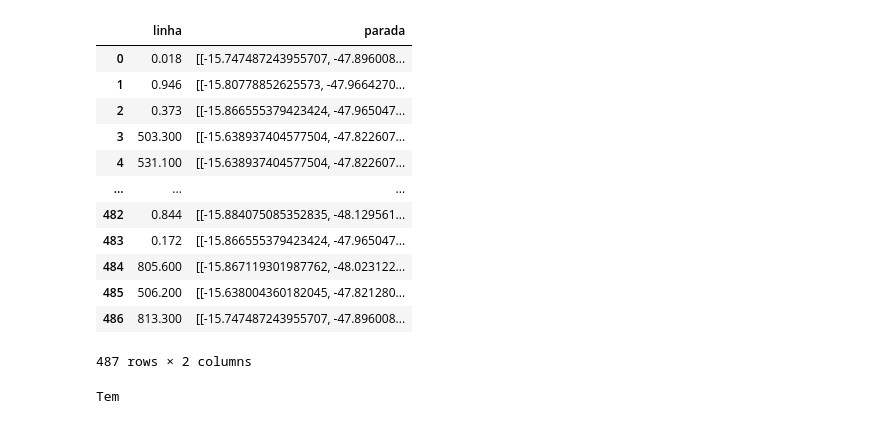
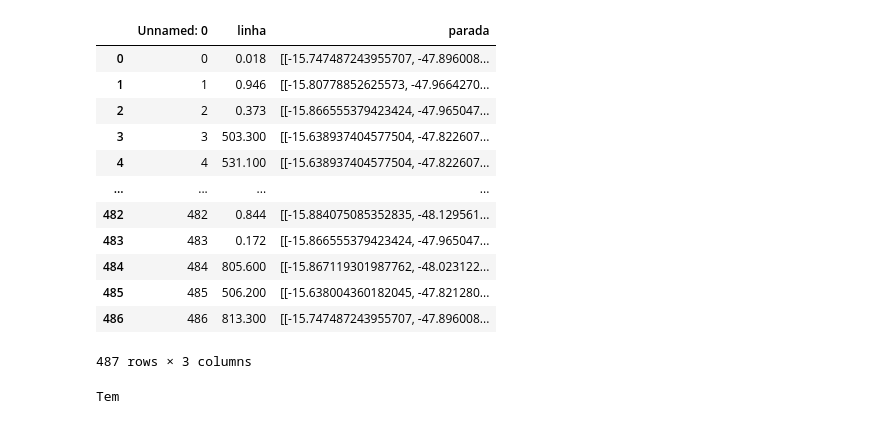
Before and after one commit to ResidenciaTICBrisa/02_RotaOnibus, a Jupyter notebook: docs/Notebooks/PreProcessamento/Luiz/LeituraParadasTratadas.ipynb, the cells around one changed output. Drawn from its saved outputs; the diff is of its cells as text; code cells hidden in the pictures.

```diff
--- a/docs/Notebooks/PreProcessamento/Luiz/LeituraParadasTratadas.ipynb
+++ b/docs/Notebooks/PreProcessamento/Luiz/LeituraParadasTratadas.ipynb
@@ -10,22 +10,21 @@ import pandas as pd
 # %%
 dt = pd.read_csv("../../../databases/luiz_dataset/paradas_linestrings_ida.csv", converters={'parada': pd.eval})
 linhas = pd.read_csv('../../../databases/linhas/Linhas.csv')
-# %%
-# remove as colunas
-dt.drop(columns='Unnamed: 0',axis=0)
-# %% [output]
-|  | linha | parada |
-| 0 | 0.018 | [[-15.747487243955707, -47.896008... |
-| 1 | 0.946 | [[-15.80778852625573, -47.9664270... |
-| 2 | 0.373 | [[-15.866555379423424, -47.965047... |
-| 3 | 503.300 | [[-15.638937404577504, -47.822607... |
-| 4 | 531.100 | [[-15.638937404577504, -47.822607... |
-| ... | ... | ... |
-| 482 | 0.844 | [[-15.884075085352835, -48.129561... |
-| 483 | 0.172 | [[-15.866555379423424, -47.965047... |
-| 484 | 805.600 | [[-15.867119301987762, -48.023122... |
-| 485 | 506.200 | [[-15.638004360182045, -47.821280... |
-| 486 | 813.300 | [[-15.747487243955707, -47.896008... |
-487 rows × 2 columns
+# %%
+dt
+# %% [output]
+|  | Unnamed: 0 | linha | parada |
+| 0 | 0 | 0.018 | [[-15.747487243955707, -47.896008... |
+| 1 | 1 | 0.946 | [[-15.80778852625573, -47.9664270... |
+| 2 | 2 | 0.373 | [[-15.866555379423424, -47.965047... |
+| 3 | 3 | 503.300 | [[-15.638937404577504, -47.822607... |
+| 4 | 4 | 531.100 | [[-15.638937404577504, -47.822607... |
+| ... | ... | ... | ... |
+| 482 | 482 | 0.844 | [[-15.884075085352835, -48.129561... |
+| 483 | 483 | 0.172 | [[-15.866555379423424, -47.965047... |
+| 484 | 484 | 805.600 | [[-15.867119301987762, -48.023122... |
+| 485 | 485 | 506.200 | [[-15.638004360182045, -47.821280... |
+| 486 | 486 | 813.300 | [[-15.747487243955707, -47.896008... |
+487 rows × 3 columns
 # %%
 # Faz o teste para ver se tem uma linha no seu dataframe
```
Also changed, not shown: parts of 10 cells of this notebook.
